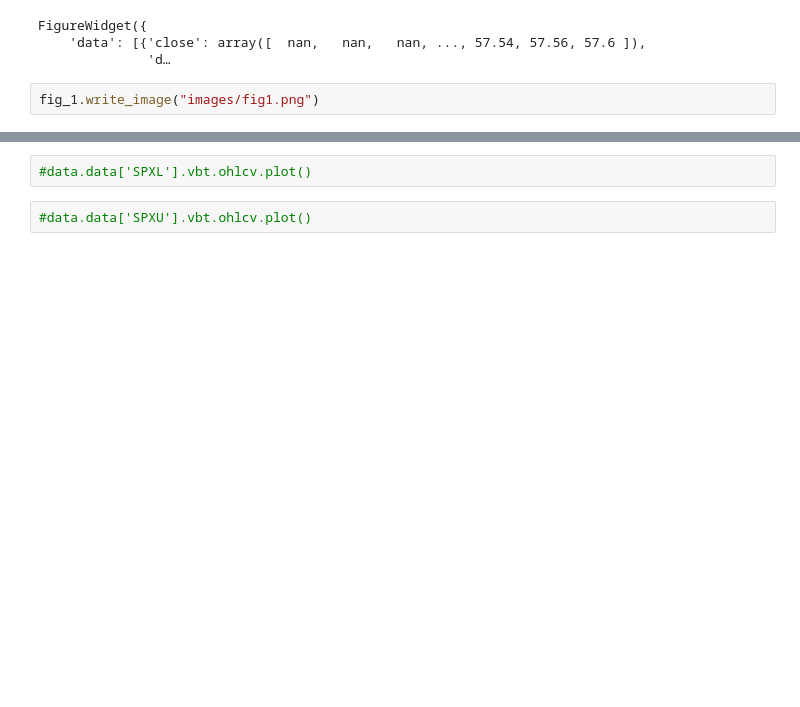
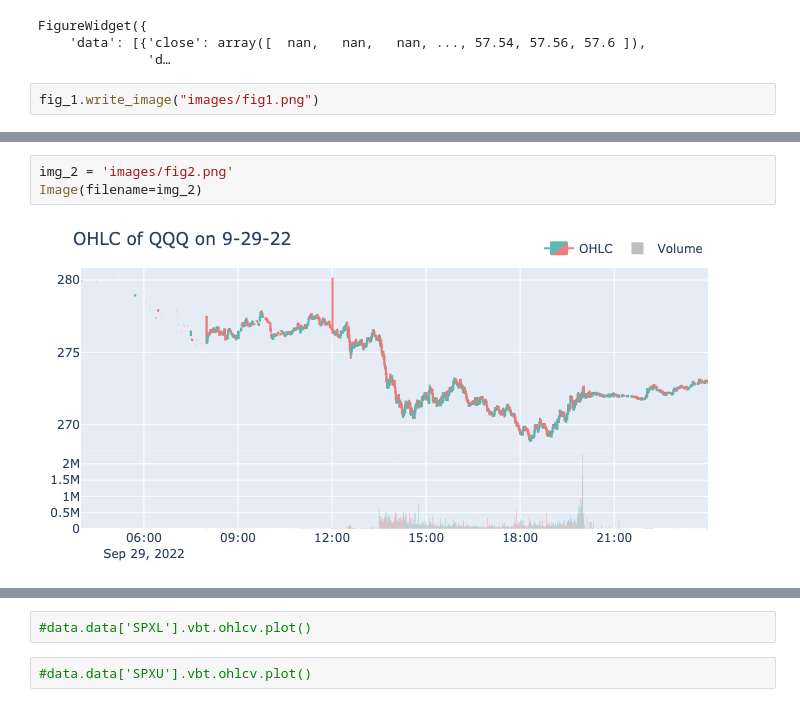
Before and after one commit to MFree27/Columbia_Algorithmic_Project, a Jupyter notebook: RSI_backtest.ipynb, the cells around one changed output, grey strips where cells are left out. Drawn from its saved outputs; the diff is of its cells as text; blank space fills up the shorter version.

```diff
--- a/RSI_backtest.ipynb
+++ b/RSI_backtest.ipynb
@@ -108,4 +163,9 @@ fig_2
 FigureWidget({
     'data': [{'close': array([279.93, 279.93,    nan, ..., 273.02, 272.99, 272.94]),
           …
+# %%
+img_2 = 'images/fig2.png'
+Image(filename=img_2)
+# %% [output]
+[figure, added]
 # %%
```
Also changed, not shown: parts of 35 cells of this notebook, 13 other files.
